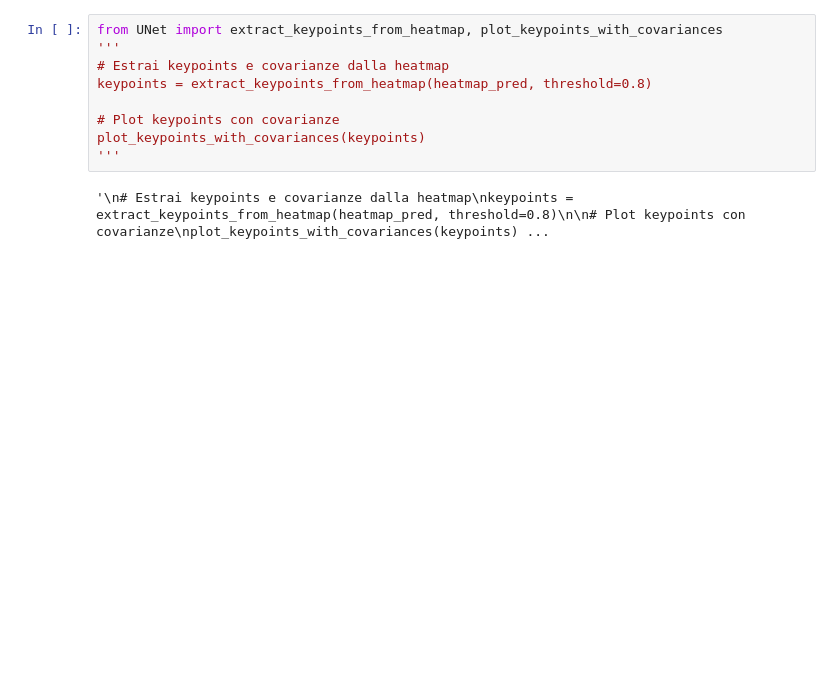
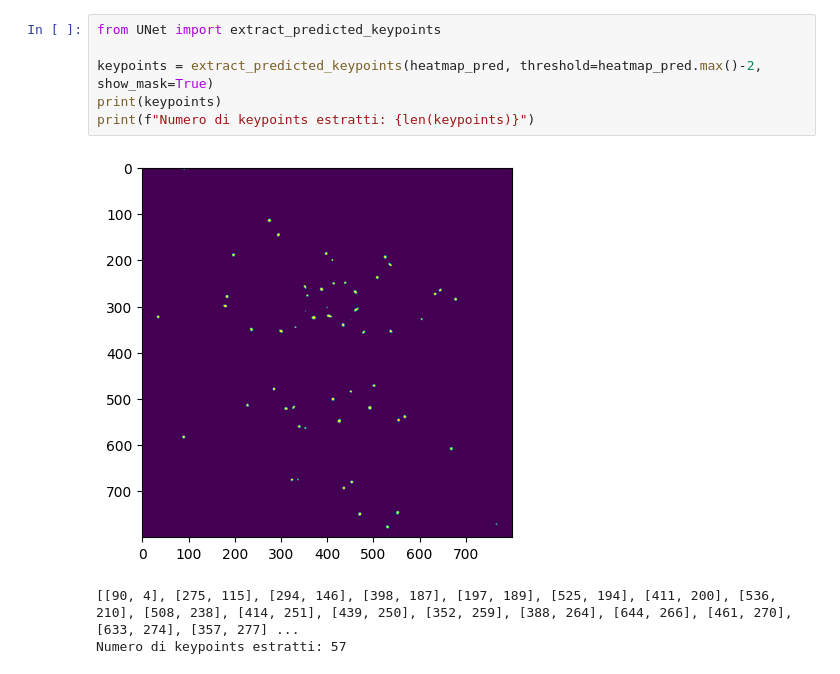
Before and after one commit to DanieleGhezzi25/A-Machine-Learning-Approach-for-Particle-Tracking-in-RICH-Detectors, a Jupyter notebook: UNet/Models/Model_20000_5000_160_180/inference.ipynb, the cells around one changed output. Drawn from its saved outputs; the diff is of its cells as text; blank space fills up the shorter version.

```diff
--- a/UNet/Models/Model_20000_5000_160_180/inference.ipynb
+++ b/UNet/Models/Model_20000_5000_160_180/inference.ipynb
@@ -65,11 +80,10 @@ print(heatmap_pred.shape)
 # %%
-from UNet import extract_keypoints_from_heatmap, plot_keypoints_with_covariances
-'''
-# Estrai keypoints e covarianze dalla heatmap
-keypoints = extract_keypoints_from_heatmap(heatmap_pred, threshold=0.8)
+from UNet import extract_predicted_keypoints
 
-# Plot keypoints con covarianze
-plot_keypoints_with_covariances(keypoints)
-'''
+keypoints = extract_predicted_keypoints(heatmap_pred, threshold=heatmap_pred.max()-2, show_mask=True)
+print(keypoints)
+print(f"Numero di keypoints estratti: {len(keypoints)}")
 # %% [output]
+[figure, added]
-'\n# Estrai keypoints e covarianze dalla heatmap\nkeypoints = extract_keypoints_from_heatmap(heatmap_pred, threshold=0.8)\n\n# Plot keypoints con covarianze\nplot_keypoints_with_covariances(keypoints) ...
+[[90, 4], [275, 115], [294, 146], [398, 187], [197, 189], [525, 194], [411, 200], [536, 210], [508, 238], [414, 251], [439, 250], [352, 259], [388, 264], [644, 266], [461, 270], [633, 274], [357, 277] ...
+Numero di keypoints estratti: 57
```
Also changed, not shown: parts of 9 cells of this notebook, 12 other files.
